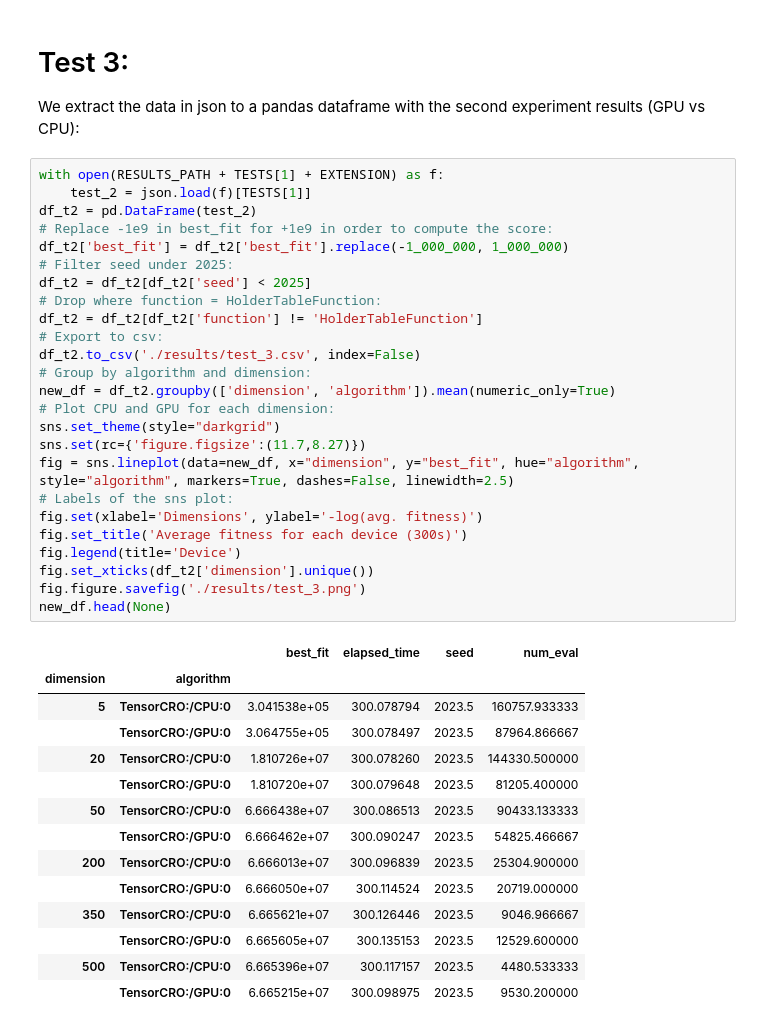
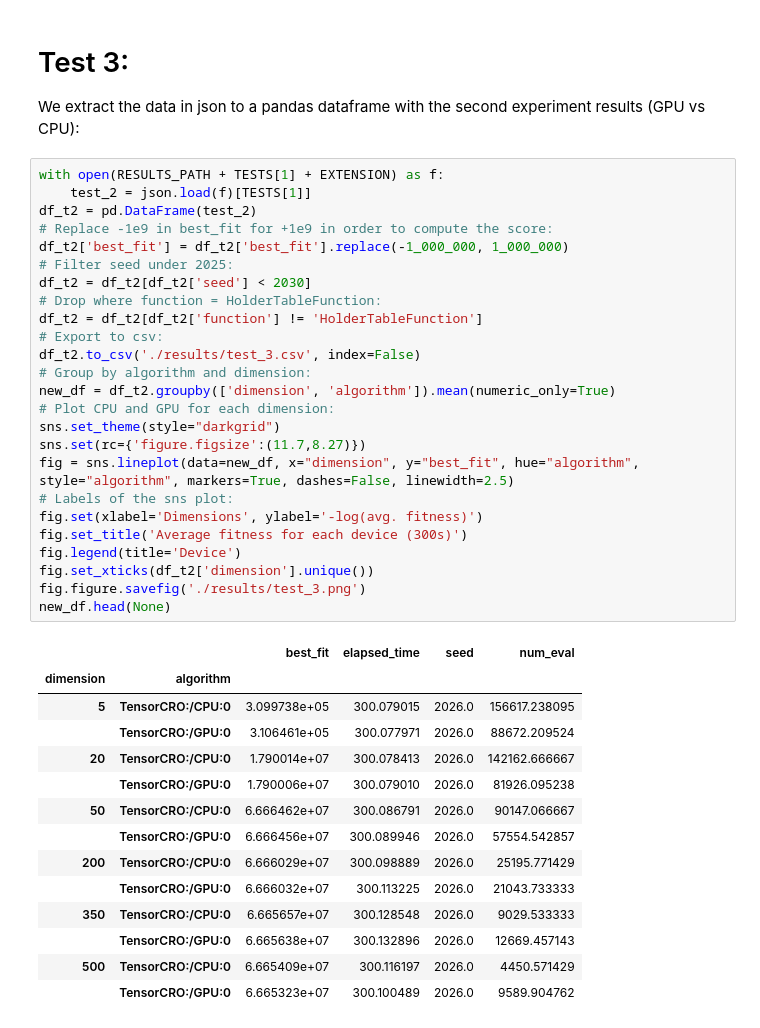
Before and after one commit to iTzAlver/TensorCRO, a Jupyter notebook: experiments/print_results.ipynb, the cells around one changed output. Drawn from its saved outputs; the diff is of its cells as text.

```diff
--- a/experiments/print_results.ipynb
+++ b/experiments/print_results.ipynb
@@ -72,43 +72,43 @@ We extract the data in json to a pandas dataframe with the second experiment res
 # %%
 with open(RESULTS_PATH + TESTS[1] + EXTENSION) as f:
     test_2 = json.load(f)[TESTS[1]]
 df_t2 = pd.DataFrame(test_2)
 # Replace -1e9 in best_fit for +1e9 in order to compute the score:
 df_t2['best_fit'] = df_t2['best_fit'].replace(-1_000_000, 1_000_000)
 # Filter seed under 2025:
-df_t2 = df_t2[df_t2['seed'] < 2025]
+df_t2 = df_t2[df_t2['seed'] < 2030]
 # Drop where function = HolderTableFunction:
 df_t2 = df_t2[df_t2['function'] != 'HolderTableFunction']
 # Export to csv:
 df_t2.to_csv('./results/test_3.csv', index=False)
 # Group by algorithm and dimension:
 new_df = df_t2.groupby(['dimension', 'algorithm']).mean(numeric_only=True)
 # Plot CPU and GPU for each dimension:
 sns.set_theme(style="darkgrid")
 sns.set(rc={'figure.figsize':(11.7,8.27)})
 fig = sns.lineplot(data=new_df, x="dimension", y="best_fit", hue="algorithm", style="algorithm", markers=True, dashes=False, linewidth=2.5)
 # Labels of the sns plot:
 fig.set(xlabel='Dimensions', ylabel='-log(avg. fitness)')
 fig.set_title('Average fitness for each device (300s)')
 fig.legend(title='Device')
 fig.set_xticks(df_t2['dimension'].unique())
 fig.figure.savefig('./results/test_3.png')
 new_df.head(None)
 # %% [output]
 |  |  | best_fit | elapsed_time | seed | num_eval |
 | dimension | algorithm |  |  |  |  |
-| 5 | TensorCRO:/CPU:0 | 3.041538e+05 | 300.078794 | 2023.5 | 160757.933333 |
-|  | TensorCRO:/GPU:0 | 3.064755e+05 | 300.078497 | 2023.5 | 87964.866667 |
-| 20 | TensorCRO:/CPU:0 | 1.810726e+07 | 300.078260 | 2023.5 | 144330.500000 |
-|  | TensorCRO:/GPU:0 | 1.810720e+07 | 300.079648 | 2023.5 | 81205.400000 |
-| 50 | TensorCRO:/CPU:0 | 6.666438e+07 | 300.086513 | 2023.5 | 90433.133333 |
-|  | TensorCRO:/GPU:0 | 6.666462e+07 | 300.090247 | 2023.5 | 54825.466667 |
-| 200 | TensorCRO:/CPU:0 | 6.666013e+07 | 300.096839 | 2023.5 | 25304.900000 |
-|  | TensorCRO:/GPU:0 | 6.666050e+07 | 300.114524 | 2023.5 | 20719.000000 |
-| 350 | TensorCRO:/CPU:0 | 6.665621e+07 | 300.126446 | 2023.5 | 9046.966667 |
-|  | TensorCRO:/GPU:0 | 6.665605e+07 | 300.135153 | 2023.5 | 12529.600000 |
-| 500 | TensorCRO:/CPU:0 | 6.665396e+07 | 300.117157 | 2023.5 | 4480.533333 |
-|  | TensorCRO:/GPU:0 | 6.665215e+07 | 300.098975 | 2023.5 | 9530.200000 |
+| 5 | TensorCRO:/CPU:0 | 3.099738e+05 | 300.079015 | 2026.0 | 156617.238095 |
+|  | TensorCRO:/GPU:0 | 3.106461e+05 | 300.077971 | 2026.0 | 88672.209524 |
+| 20 | TensorCRO:/CPU:0 | 1.790014e+07 | 300.078413 | 2026.0 | 142162.666667 |
+|  | TensorCRO:/GPU:0 | 1.790006e+07 | 300.079010 | 2026.0 | 81926.095238 |
+| 50 | TensorCRO:/CPU:0 | 6.666462e+07 | 300.086791 | 2026.0 | 90147.066667 |
+|  | TensorCRO:/GPU:0 | 6.666456e+07 | 300.089946 | 2026.0 | 57554.542857 |
+| 200 | TensorCRO:/CPU:0 | 6.666029e+07 | 300.098889 | 2026.0 | 25195.771429 |
+|  | TensorCRO:/GPU:0 | 6.666032e+07 | 300.113225 | 2026.0 | 21043.733333 |
+| 350 | TensorCRO:/CPU:0 | 6.665657e+07 | 300.128548 | 2026.0 | 9029.533333 |
+|  | TensorCRO:/GPU:0 | 6.665638e+07 | 300.132896 | 2026.0 | 12669.457143 |
+| 500 | TensorCRO:/CPU:0 | 6.665409e+07 | 300.116197 | 2026.0 | 4450.571429 |
+|  | TensorCRO:/GPU:0 | 6.665323e+07 | 300.100489 | 2026.0 | 9589.904762 |
 [figure]
 # %%
 # Compute lines:
```
Also changed, not shown: parts of 3 cells of this notebook, 9 other files.
